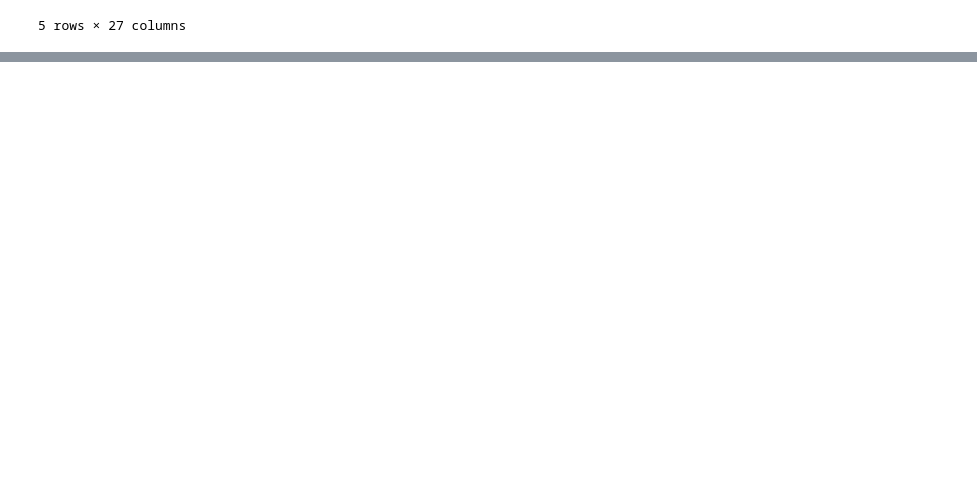
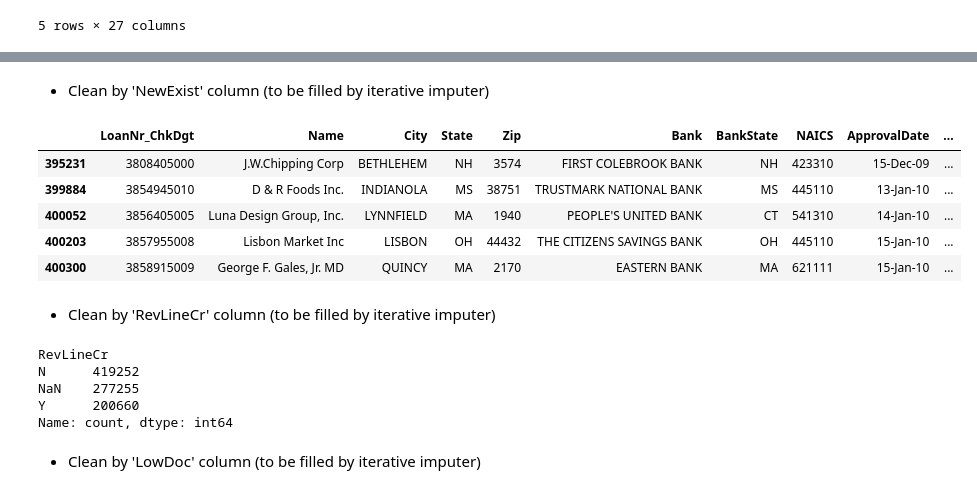
Before and after one commit to MichAdebayo/brief-loan-prediction, a Jupyter notebook: nettoyage.ipynb, the cells around one changed output, grey strips where cells are left out. Drawn from its saved outputs; the diff is of its cells as text; code cells hidden in the pictures; blank space fills up the shorter version.

```diff
--- a/nettoyage.ipynb
+++ b/nettoyage.ipynb
@@ -216,0 +212,19 @@ ValueError: The truth value of a Series is ambiguous. Use a.empty, a.bool(), a.i
+# %%
+# Input unknown for rows with missing bankstate data
+wdf['BankState'] = wdf['BankState'].fillna('UB')
+# %% [markdown]
+- Clean by 'NewExist' column (to be filled by iterative imputer)
+# %%
+pd.set_option('display.max_columns', None)
+
+# Check rows with missing newexist data
+check_missing_new_exist = wdf[wdf['NewExist'].isna()]
+
+check_missing_new_exist.head()
+# %% [output]
+|  | LoanNr_ChkDgt | Name | City | State | Zip | Bank | BankState | NAICS | ApprovalDate | ... |
+| 395231 | 3808405000 | J.W.Chipping Corp | BETHLEHEM | NH | 3574 | FIRST COLEBROOK BANK | NH | 423310 | 15-Dec-09 | ... |
+| 399884 | 3854945010 | D & R Foods Inc. | INDIANOLA | MS | 38751 | TRUSTMARK NATIONAL BANK | MS | 445110 | 13-Jan-10 | ... |
+| 400052 | 3856405005 | Luna Design Group, Inc. | LYNNFIELD | MA | 1940 | PEOPLE'S UNITED BANK | CT | 541310 | 14-Jan-10 | ... |
+| 400203 | 3857955008 | Lisbon Market Inc | LISBON | OH | 44432 | THE CITIZENS SAVINGS BANK | OH | 445110 | 15-Jan-10 | ... |
+| 400300 | 3858915009 | George F. Gales, Jr. MD | QUINCY | MA | 2170 | EASTERN BANK | MA | 621111 | 15-Jan-10 | ... |
@@ -216,0 +235,2 @@ ValueError: The truth value of a Series is ambiguous. Use a.empty, a.bool(), a.i
+# %% [markdown]
+- Clean by 'RevLineCr' column (to be filled by iterative imputer)
@@ -216,0 +240,11 @@ ValueError: The truth value of a Series is ambiguous. Use a.empty, a.bool(), a.i
+# %%
+# View counts of unique values in RevLineCr column
+wdf['RevLineCr'].value_counts(dropna=False)
+# %% [output]
+RevLineCr
+N      419252
+NaN    277255
+Y      200660
+Name: count, dtype: int64
+# %% [markdown]
+- Clean by 'LowDoc' column (to be filled by iterative imputer)
```
Also changed, not shown: parts of 64 cells of this notebook.
